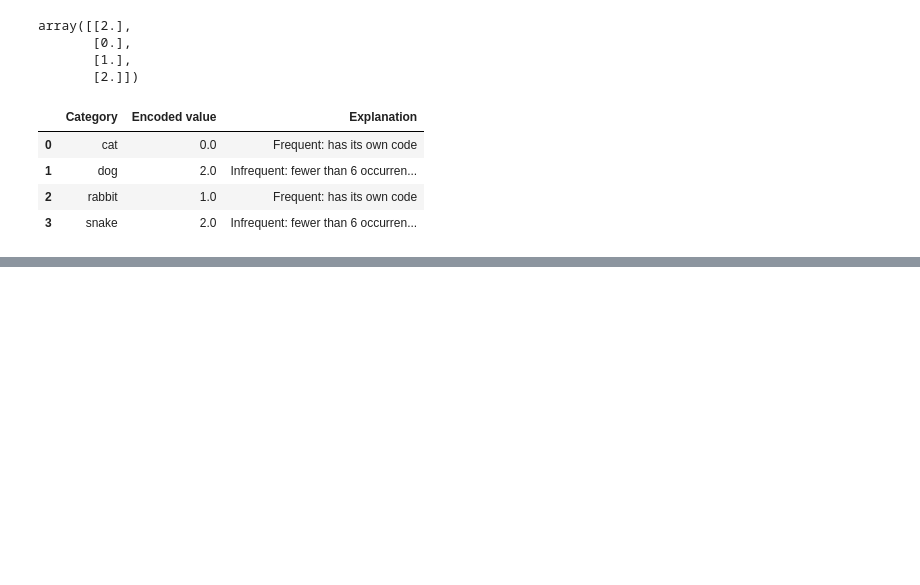
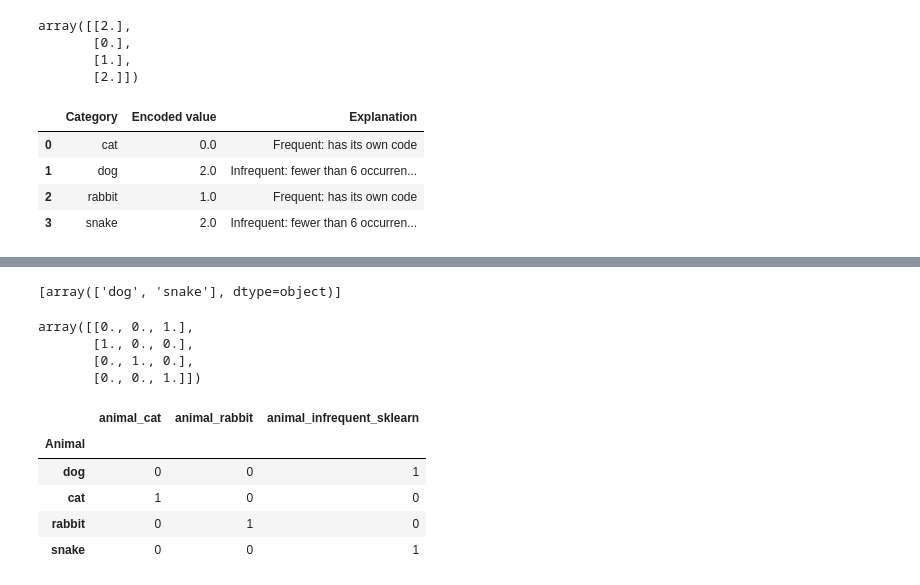
Before and after one commit to nirvana644/IATD-Machine-Learning-Algorithms, a Jupyter notebook: week_1_lesson_4_scikit.ipynb, the cells around one changed output, grey strips where cells are left out. Drawn from its saved outputs; the diff is of its cells as text; code cells hidden in the pictures; blank space fills up the shorter version.

```diff
--- a/week_1_lesson_4_scikit.ipynb
+++ b/week_1_lesson_4_scikit.ipynb
@@ -626,0 +795,38 @@ display(pd.DataFrame({
+# %%
+enc = preprocessing.OneHotEncoder(min_frequency=6, sparse_output=False).fit(X)
+display(enc.infrequent_categories_)
+display(enc.transform(np.array([['dog'], ['cat'], ['rabbit'], ['snake']])))
+# %% [output]
+[array(['dog', 'snake'], dtype=object)]
+array([[0., 0., 1.],
+       [1., 0., 0.],
+       [0., 1., 0.],
+       [0., 0., 1.]])
+# %%
+import pandas as pd
+
+animals = ['dog', 'cat', 'rabbit', 'snake']
+X_test = np.array(animals, dtype=object).reshape(-1, 1)
+
+encoded = enc.transform(X_test)
+
+result = pd.DataFrame(
+    encoded,
+    index=pd.Index(animals, name="Animal"),
+    columns=enc.get_feature_names_out(['animal'])
+)
+
+display(
+    result.style
+        .format("{:.0f}")
+        .map(lambda value:
+             "background-color: lightblue; font-weight: bold"
+             if value == 1 else "")
+)
+# %% [output]
+|  | animal_cat | animal_rabbit | animal_infrequent_sklearn |
+| Animal |  |  |  |
+| dog | 0 | 0 | 1 |
+| cat | 1 | 0 | 0 |
+| rabbit | 0 | 1 | 0 |
+| snake | 0 | 0 | 1 |
```
Also changed, not shown: parts of 39 cells of this notebook, 2 other files.
